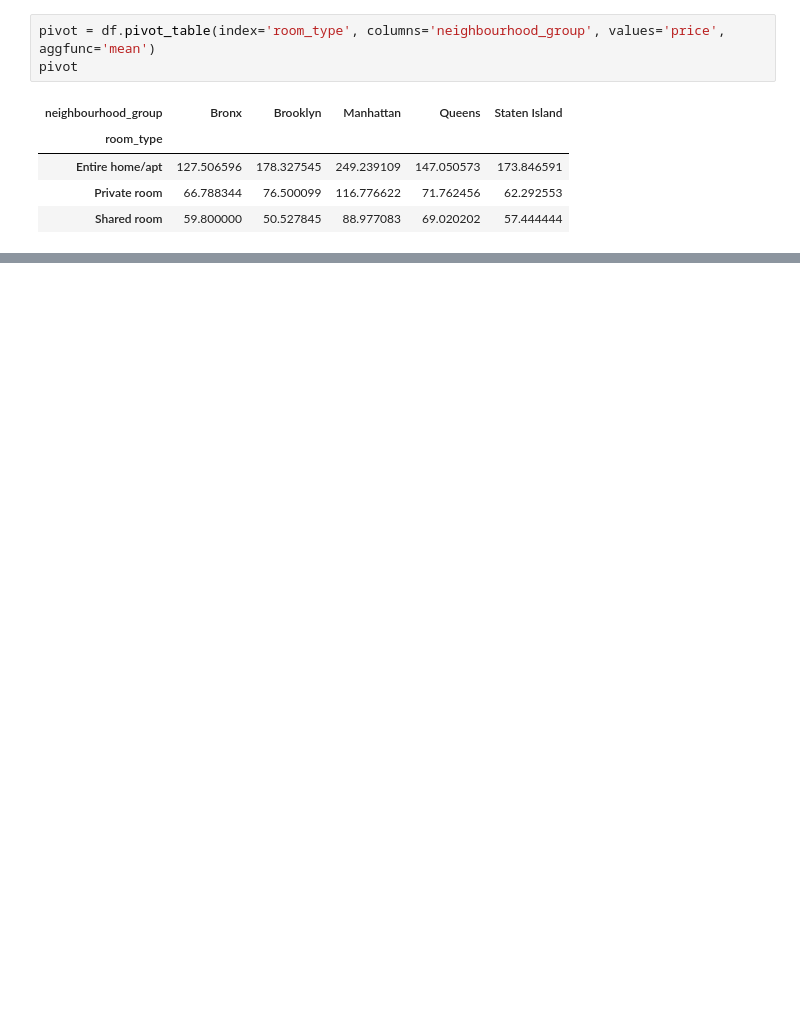
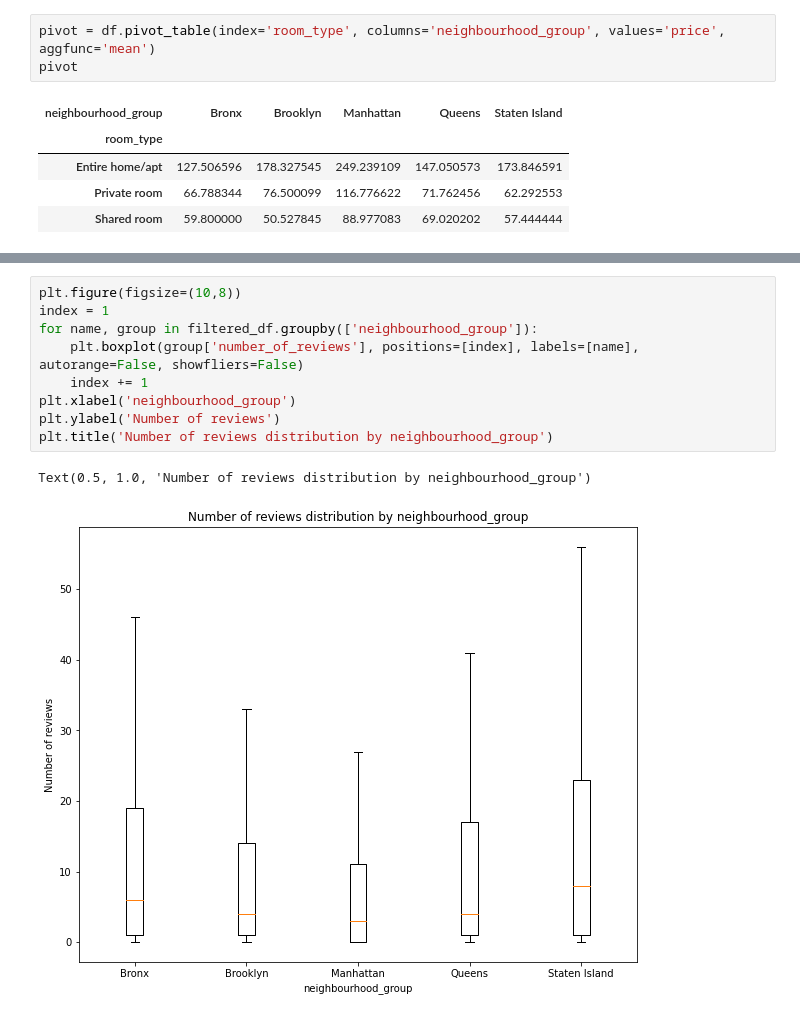
Before and after one commit to Pro100v/SkillBox-DataScience, a Jupyter notebook: Matplotlib/14-3 hw.ipynb, the cells around one changed output, grey strips where cells are left out. Drawn from its saved outputs; the diff is of its cells as text; blank space fills up the shorter version.

```diff
--- a/Matplotlib/14-3 hw.ipynb
+++ b/Matplotlib/14-3 hw.ipynb
@@ -161,0 +161,12 @@ df.groupby('room_type')
+# %%
+plt.figure(figsize=(10,8))
+index = 1
+for name, group in filtered_df.groupby(['neighbourhood_group']):
+    plt.boxplot(group['number_of_reviews'], positions=[index], labels=[name], autorange=False, showfliers=False)
+    index += 1
+plt.xlabel('neighbourhood_group')
+plt.ylabel('Number of reviews')
+plt.title('Number of reviews distribution by neighbourhood_group')
+# %% [output]
+Text(0.5, 1.0, 'Number of reviews distribution by neighbourhood_group')
+[figure, added]
```
Also changed, not shown: parts of 7 cells of this notebook.
